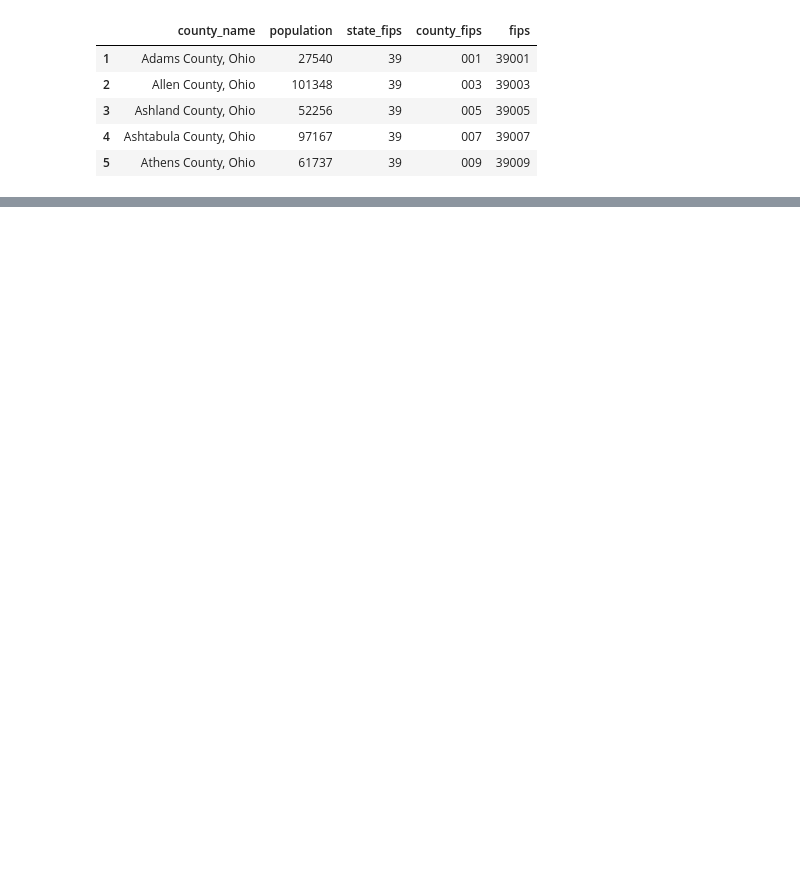
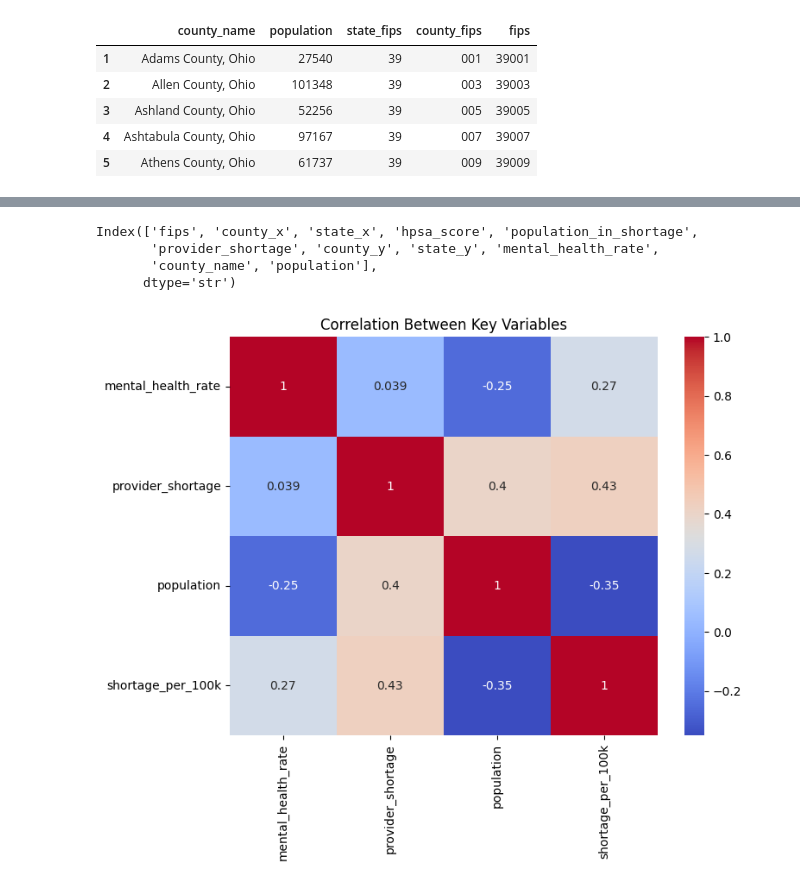
Before and after one commit to IT4063C-Spring26/final-project-Conner-Morgan329, a Jupyter notebook: Check2.ipynb, the cells around one changed output, grey strips where cells are left out. Saved outputs shown, nothing was run; the diff lists cells and outputs as text; code cells hidden in the pictures; blank space fills up the shorter version.

```diff
--- a/Check2.ipynb
+++ b/Check2.ipynb
@@ -189,0 +219,9 @@ acs_df.head()
+# %%
+#merging the cdc with the hrsa
+merged_df = hrsa_county_ohio.merge(
+    places_clean,
+    on='fips',
+    how='inner'
+)
+
+merged_df.head()
@@ -189,0 +235,9 @@ acs_df.head()
+# %%
+# merging all three together
+merged_all = merged_df.merge(
+    acs_clean,
+    on='fips',
+    how='inner'
+)
+
+merged_all.head()
@@ -189,0 +251,30 @@ acs_df.head()
+# %%
+#checking the merge wroked
+merged_all.shape
+merged_all.columns
+# %% [output]
+Index(['fips', 'county_x', 'state_x', 'hpsa_score', 'population_in_shortage',
+       'provider_shortage', 'county_y', 'state_y', 'mental_health_rate',
+       'county_name', 'population'],
+      dtype='str')
+# %%
+merged_all['shortage_per_100k'] = (
+    merged_all['provider_shortage'] / merged_all['population']
+) * 100000
+# %%
+import seaborn as sns
+import matplotlib.pyplot as plt
+
+plt.figure(figsize=(8,6))
+
+sns.heatmap(
+    merged_all[['mental_health_rate', 'provider_shortage', 'population', 'shortage_per_100k']].corr(),
+    annot=True,
+    cmap='coolwarm'
+)
+
+plt.title('Correlation Between Key Variables')
+
+plt.show()
+# %% [output]
+[figure, added]
```
Also changed, not shown: parts of 11 cells of this notebook, 3 other files.
